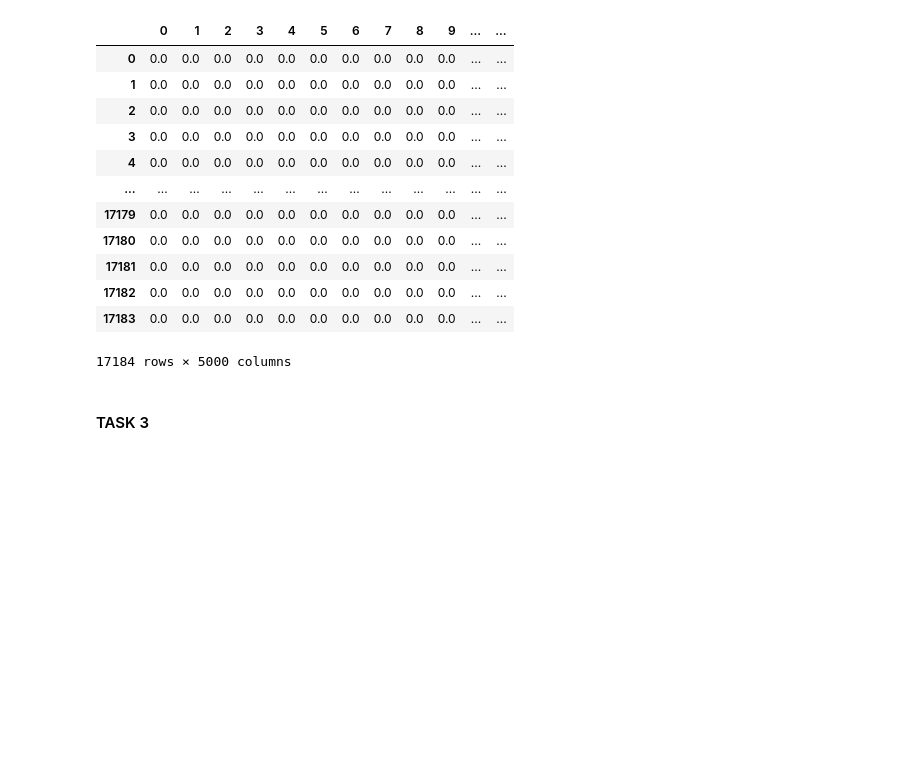
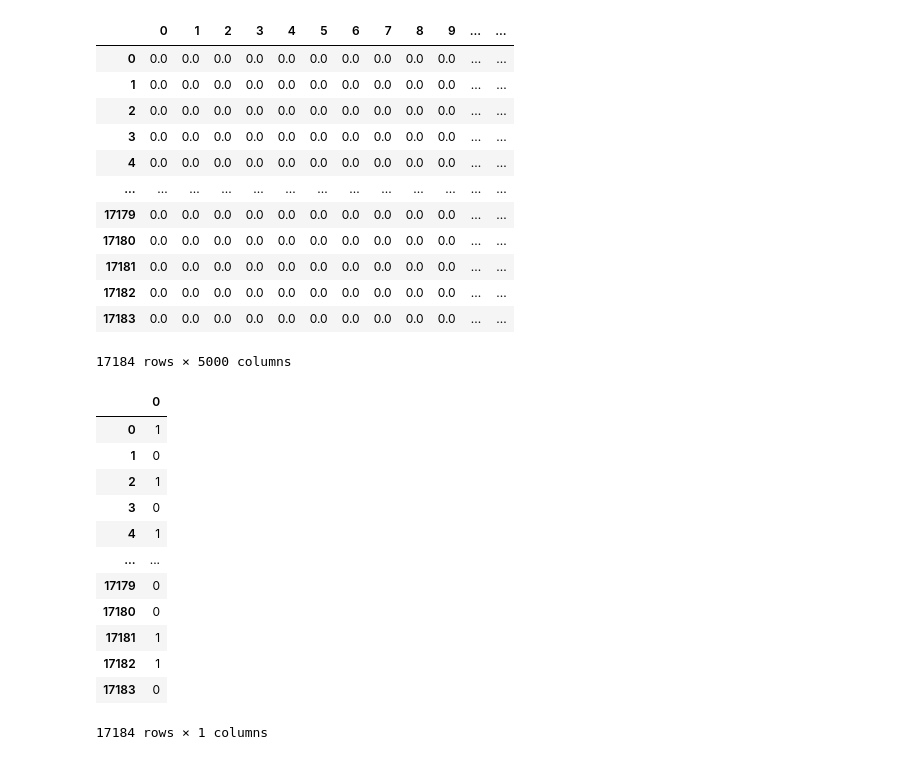
Before and after one commit to xl-Mu/50.007-Imagine-Losing-Project, a Jupyter notebook: Project.ipynb, the cells around one changed output. Saved outputs shown, nothing was run; the diff lists cells and outputs as text; code cells hidden in the pictures; blank space fills up the shorter version.

```diff
--- a/Project.ipynb
+++ b/Project.ipynb
@@ -93,5 +97,20 @@ display(pd.DataFrame(X))
 | 17182 | 0.0 | 0.0 | 0.0 | 0.0 | 0.0 | 0.0 | 0.0 | 0.0 | 0.0 | 0.0 | ... | ... |
 | 17183 | 0.0 | 0.0 | 0.0 | 0.0 | 0.0 | 0.0 | 0.0 | 0.0 | 0.0 | 0.0 | ... | ... |
 17184 rows × 5000 columns
-# %% [markdown]
-<h4> TASK 3 </h4>
+# %%
+# Displaying dataframe y
+display(pd.DataFrame(y))
+# %% [output]
+|  | 0 |
+| 0 | 1 |
+| 1 | 0 |
+| 2 | 1 |
+| 3 | 0 |
+| 4 | 1 |
+| ... | ... |
+| 17179 | 0 |
+| 17180 | 0 |
+| 17181 | 1 |
+| 17182 | 1 |
+| 17183 | 0 |
+17184 rows × 1 columns
```
Also changed, not shown: parts of 53 cells of this notebook.
